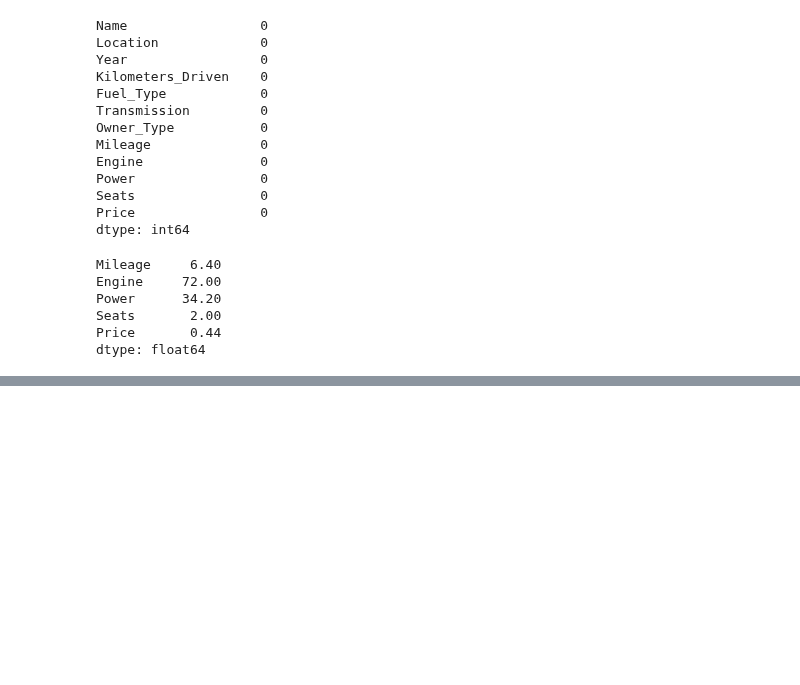
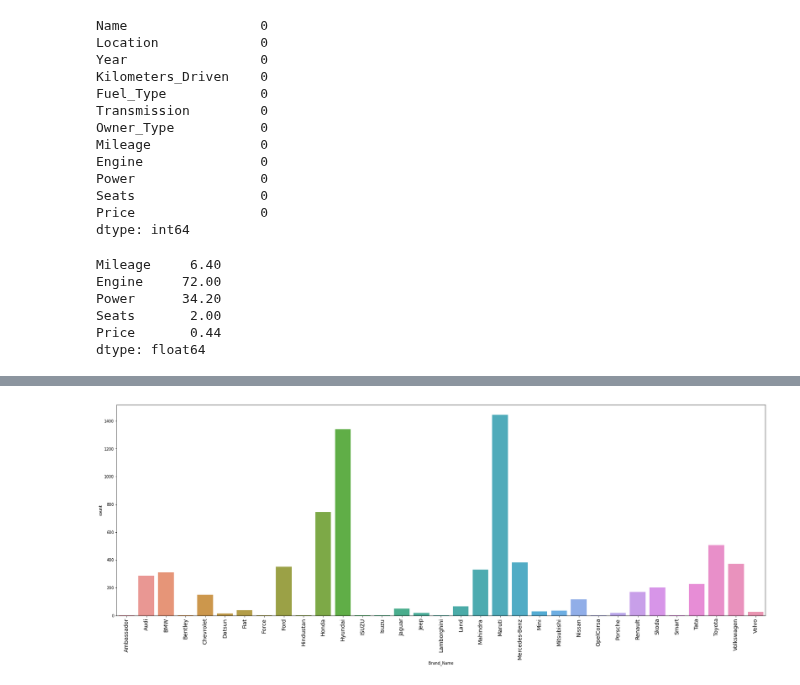
Before and after one commit to liangym2014/Data-science-and-machine-learning, a Jupyter notebook: 2.Cars4U_Project_Solution_Yanming.ipynb, the cells around one changed output, grey strips where cells are left out. Cells and saved outputs as stored; diff of their text form; code cells hidden in the pictures; blank space fills up the shorter version.

```diff
--- a/2.Cars4U_Project_Solution_Yanming.ipynb
+++ b/2.Cars4U_Project_Solution_Yanming.ipynb
@@ -370,0 +422,6 @@ number of unique values in column Model_Name: 2041
+# %%
+plt.figure(figsize = (30, 10))
+sns.countplot(df.Brand_Name);    # countplot for Brand_Name
+plt.xticks(fontsize = 14, rotation = 90);
+# %% [output]
+[figure, added]
```
Also changed, not shown: parts of 29 cells of this notebook.
